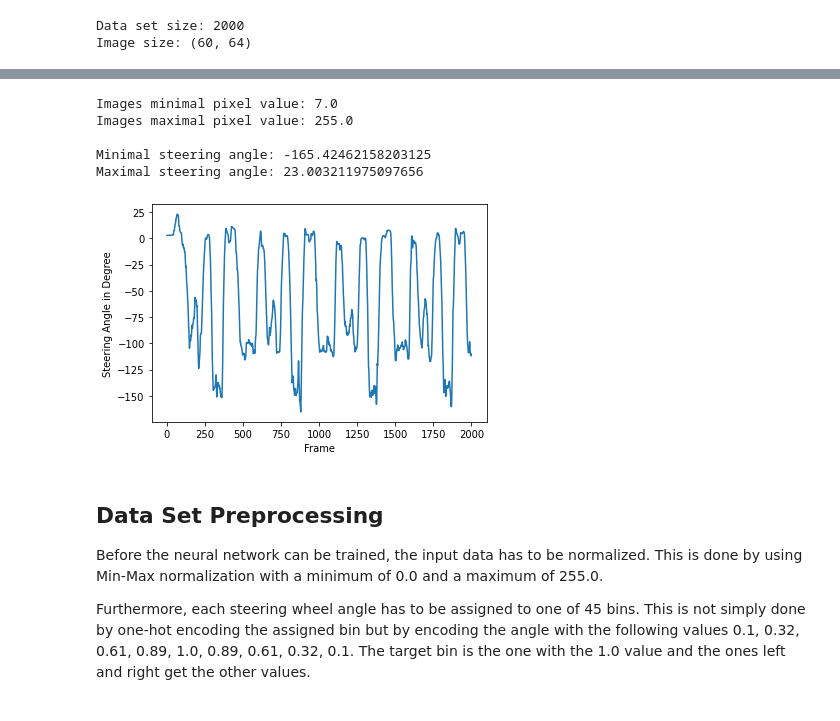
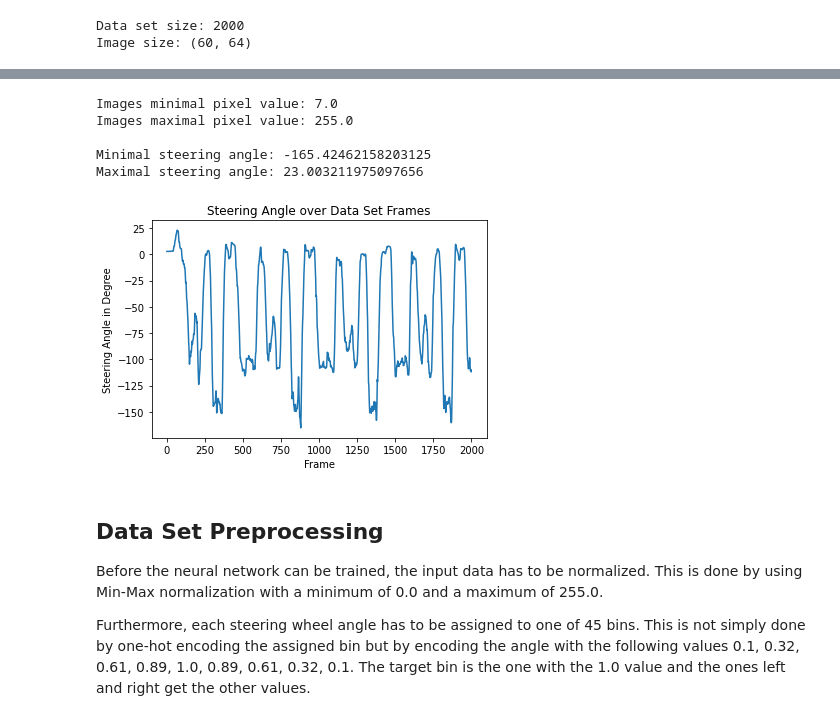
Before and after one commit to fabian-hk/Imitation-Learning, a Jupyter notebook: AVLINN.ipynb, the cells around one changed output, grey strips where cells are left out. Cells and saved outputs as stored; diff of their text form; code cells hidden in the pictures.

```diff
--- a/AVLINN.ipynb
+++ b/AVLINN.ipynb
@@ -81,24 +87,24 @@ a green line.
 
 ![Training data visualization](graphic/training_data_visualization.gif)
 # %%
-# explore the data set
-
+# exploring the data set
 print(f"Images minimal pixel value: {X.min()}")
 print(f"Images maximal pixel value: {X.max()}")
 print()
 print(f"Minimal steering angle: {y.min()}")
 print(f"Maximal steering angle: {y.max()}")
 
 plt.plot(y)
+plt.title("Steering Angle over Data Set Frames")
 plt.ylabel("Steering Angle in Degree")
 plt.xlabel("Frame");
 # %% [output]
 Images minimal pixel value: 7.0
 Images maximal pixel value: 255.0
 
 Minimal steering angle: -165.42462158203125
 Maximal steering angle: 23.003211975097656
-[figure, old version]
+[figure, new version]
 # %% [markdown]
 ## Data Set Preprocessing
 
```
Also changed, not shown: parts of 33 cells of this notebook.
